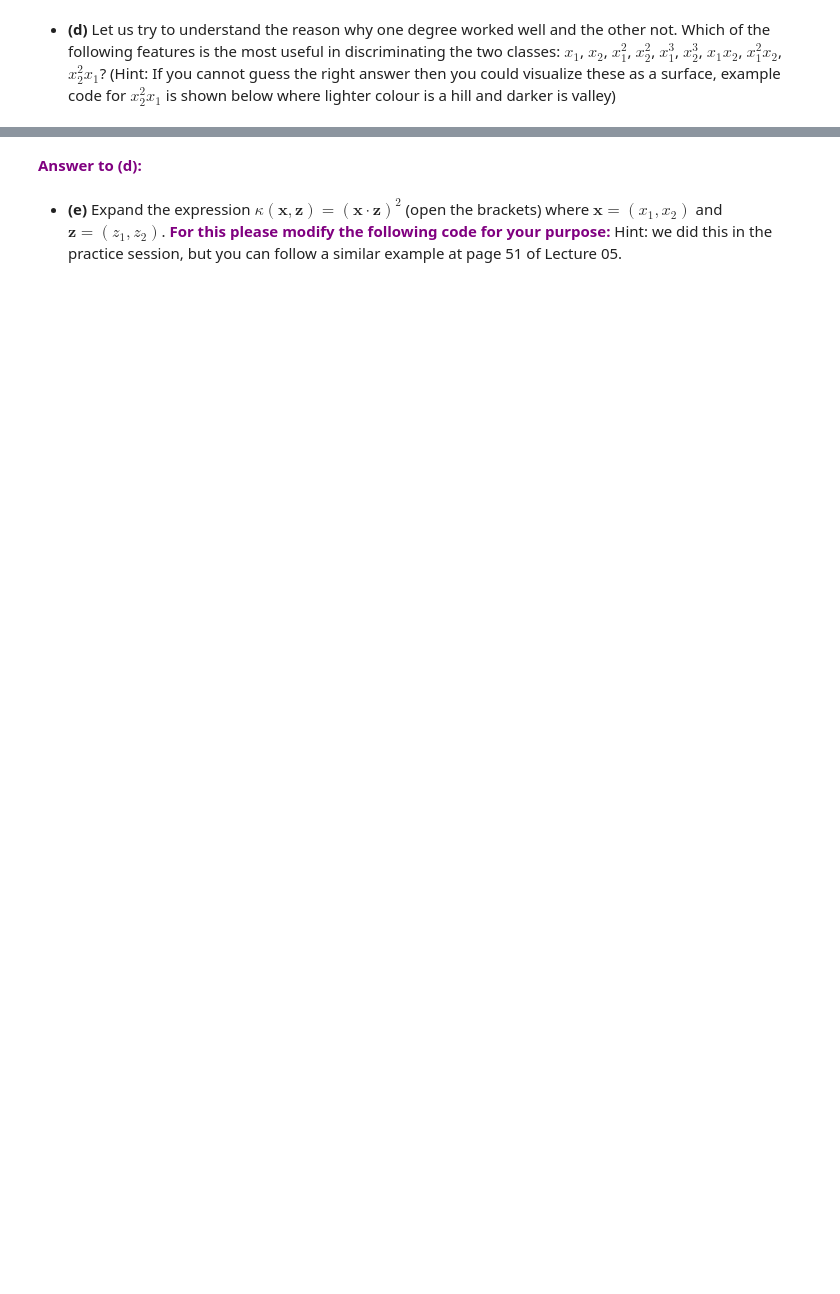
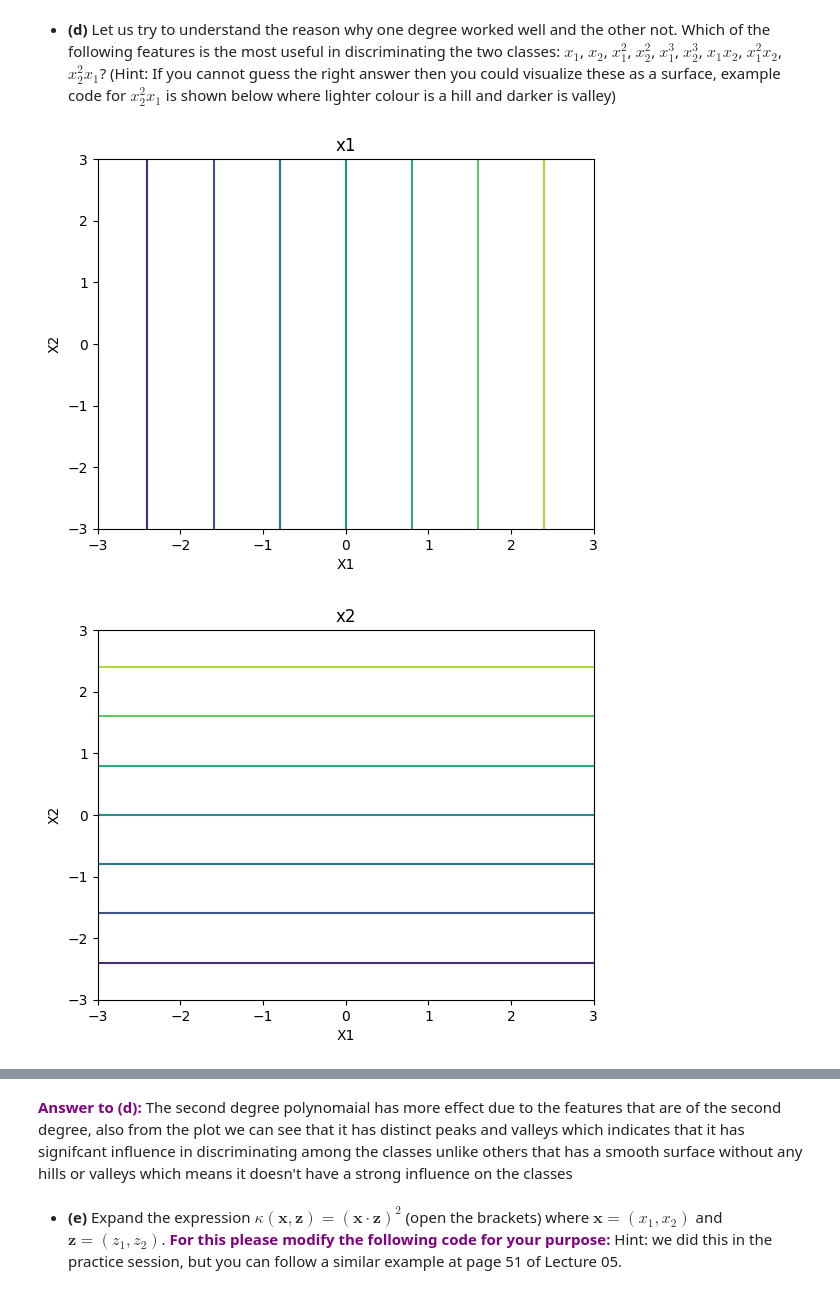
Before and after one commit to Luckyboi69/HeadwayTasks, a Jupyter notebook: Task4/Headway_ML_Kernel_Trick.ipynb, the cells around one changed output, grey strips where cells are left out. Drawn from its saved outputs; the diff is of its cells as text; code cells hidden in the pictures; blank space fills up the shorter version.

```diff
--- a/Task4/Headway_ML_Kernel_Trick.ipynb
+++ b/Task4/Headway_ML_Kernel_Trick.ipynb
@@ -204,15 +320,38 @@ except Exception as e:
 # %% [markdown]
 - **(d)** Let us try to understand the reason why one degree worked well and the other not. Which of the following features is the most useful in discriminating the two classes: $x_1$, $x_2$, $x_1^2$, $x_2^2$, $x_1^3$, $x_2^3$, $x_1 x_2$, $x_1^2 x_2$, $x_2^2 x_1$? (Hint: If you cannot guess the right answer then you could visualize these as a surface, example code for $x_2^2 x_1$ is shown below where lighter colour is a hill and darker is valley)
 # %%
-plt.contour(xx, yy, yy*yy*xx)
-plt.title('X1.X2^2')
-plt.show()
+# plt.contour(xx, yy, yy*yy*xx,)
+# plt.title('X1.X2^2')
+# plt.show()
 try:
     ##### YOUR CODE STARTS ##### (please do not delete this line)
-    raise NotImplementedError("You need to remove \"raise NotImplementedErrors\" lines after writing your code!")
+   # raise NotImplementedError("You need to remove \"raise NotImplementedErrors\" lines after writing your code!")
+    # Define features
+    features = {
+    "x1": xx,
+    "x2": yy,
+    "x1^2": xx**2,
+    "x2^2": yy**2,
+    "x1^3": xx**3,
+    "x2^3": yy**3,
+    "x1*x2": xx * yy,
+    "x1^2*x2": xx**2 * yy,
+    "x2^2*x1": yy**2 * xx
+    }
+    # Visualize each feature
+    for feature_name, feature_values in features.items():
+        plt.figure()
+        plt.contour(xx, yy, feature_values)
+        plt.title(feature_name)
+        plt.xlabel('X1')
+        plt.ylabel('X2')
+        plt.show()
     # Visualize rest of the features similarly as above
     ##### YOUR CODE ENDS ##### (please do not delete this line)
 except NotImplementedError as e:
     print(CRED,"TODO:",e,CEND)
 except Exception as e:
     print("Exception:", e)
+# %% [output]
+[figure, added]
+[figure, added]
@@ -219,5 +365,6 @@ except Exception as e:
-# %% [markdown]
-**<font color='purple'>Answer to (d):</font>**
+# %% [markdown]
+**<font color='purple'>Answer to (d):</font>**
+The second degree polynomaial has more effect due to the features that are of the second degree, also from the plot we can see that it has distinct peaks and valleys which indicates that it has signifcant influence in discriminating among the classes unlike others that has a smooth surface without any hills or valleys which means it doesn't have a strong influence on the classes
 # %% [markdown]
 - **(e)** Expand the expression $\kappa(\mathbf{x},\mathbf{z})=\left(\mathbf{x}\cdot\mathbf{z}\right)^2$ (open the brackets) where $\mathbf{x}=(x_1,x_2)$ and $\mathbf{z}=(z_1,z_2)$. **<font color='purple'>For this please modify the following code for your purpose:</font>** Hint: we did this in the practice session, but you can follow a similar example at page 51 of Lecture 05.
 # %%
```
Also changed, not shown: parts of 32 cells of this notebook.
